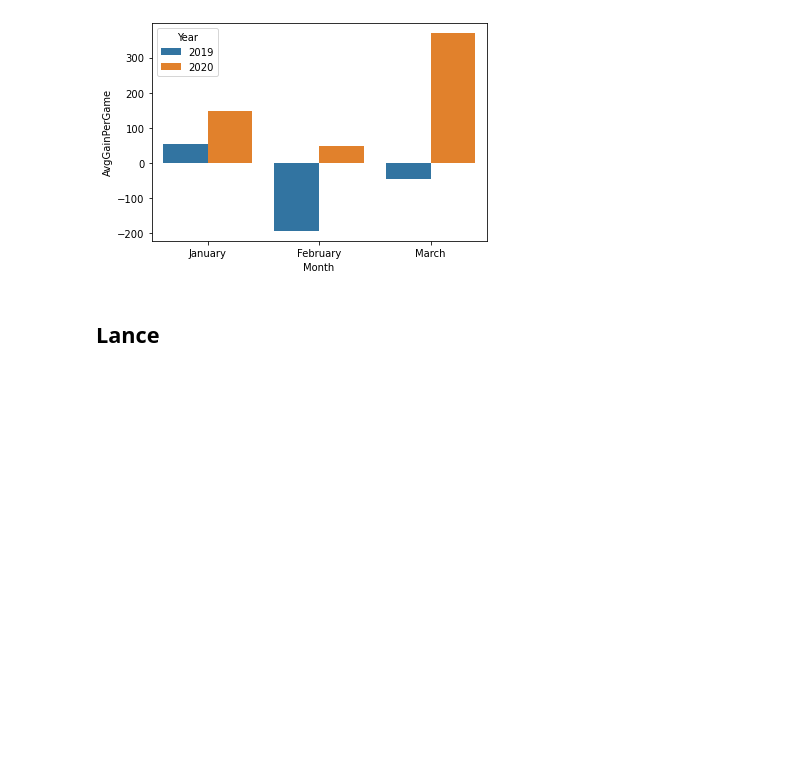
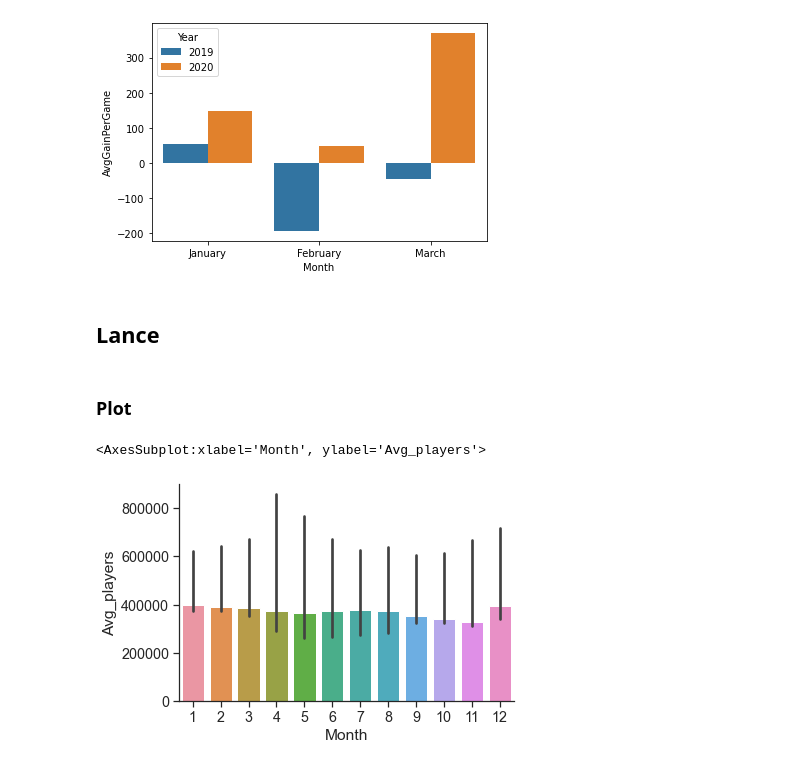
Before and after one commit to data301-2021-winter1/project-group01-project, a Jupyter notebook: notebooks/Milestone3-Data_Analysis.ipynb, the cells around one changed output. Cells and saved outputs as stored; diff of their text form; code cells hidden in the pictures; blank space fills up the shorter version.

```diff
--- a/notebooks/Milestone3-Data_Analysis.ipynb
+++ b/notebooks/Milestone3-Data_Analysis.ipynb
@@ -36,0 +42,14 @@ sns.barplot(x ='Month', y= 'AvgGainPerGame', hue = 'Year', data = df_covid_sorte
+# %%
+sns.set_theme(style="ticks",
+              font_scale=1.3, # This scales the fonts slightly higher
+             )
+plt.rc("axes.spines", top=False, right=False)
+# %% [markdown]
+### Plot
+# %%
+df_csgo = load_csgo('../data/raw/Steamcharts.csv', '../data/raw/Twitch_game_data.csv')
+df_csgo
+sns.barplot(x = 'Month', y = 'Avg_players', data = df_csgo, estimator=np.median)
+# %% [output]
+<AxesSubplot:xlabel='Month', ylabel='Avg_players'>
+[figure, added]
```
Also changed, not shown: parts of 2 cells of this notebook, 1 other file.
